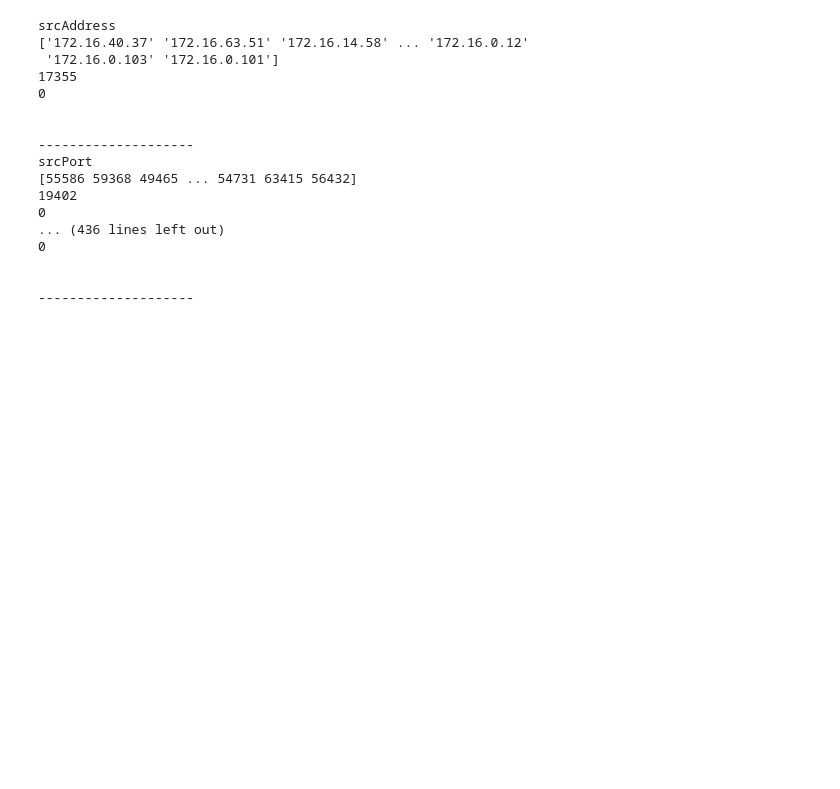
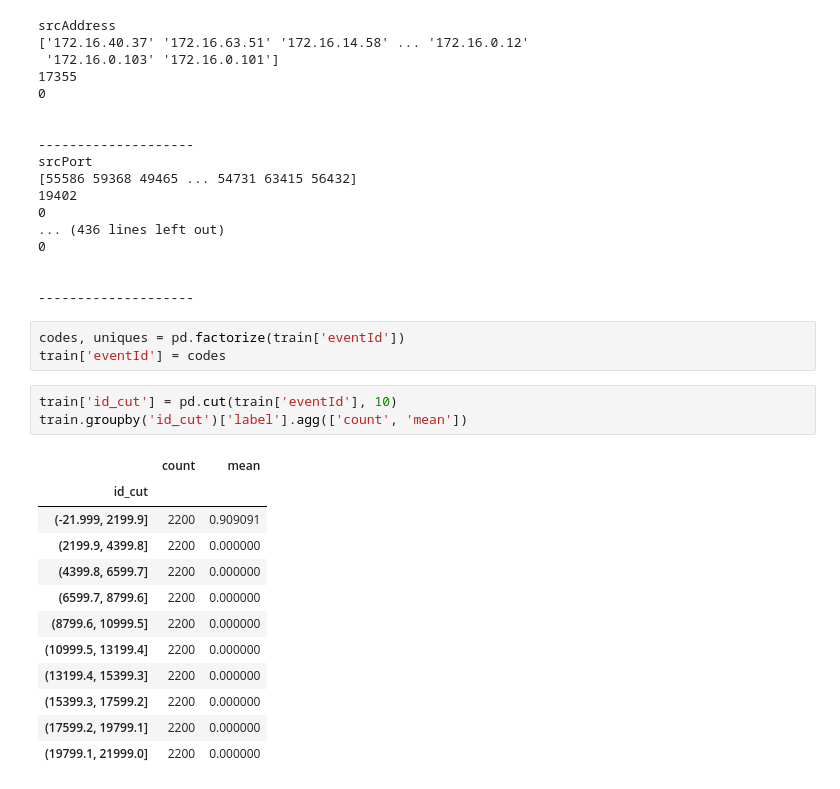
Before and after one commit to michaelzhouy/Competition, a Jupyter notebook: 10-西湖论剑/02-加密流量检测/train/EDA.ipynb, the cells around one changed output. Cells and saved outputs as stored; diff of their text form; blank space fills up the shorter version.

```diff
--- a/10-西湖论剑/02-加密流量检测/train/EDA.ipynb
+++ b/10-西湖论剑/02-加密流量检测/train/EDA.ipynb
@@ -58,3 +78,22 @@ srcPort
 
 
 --------------------
+# %%
+codes, uniques = pd.factorize(train['eventId'])
+train['eventId'] = codes
+# %%
+train['id_cut'] = pd.cut(train['eventId'], 10)
+train.groupby('id_cut')['label'].agg(['count', 'mean'])
+# %% [output]
+|  | count | mean |
+| id_cut |  |  |
+| (-21.999, 2199.9] | 2200 | 0.909091 |
+| (2199.9, 4399.8] | 2200 | 0.000000 |
+| (4399.8, 6599.7] | 2200 | 0.000000 |
+| (6599.7, 8799.6] | 2200 | 0.000000 |
+| (8799.6, 10999.5] | 2200 | 0.000000 |
+| (10999.5, 13199.4] | 2200 | 0.000000 |
+| (13199.4, 15399.3] | 2200 | 0.000000 |
+| (15399.3, 17599.2] | 2200 | 0.000000 |
+| (17599.2, 19799.1] | 2200 | 0.000000 |
+| (19799.1, 21999.0] | 2200 | 0.000000 |
```
Also changed, not shown: parts of 2 cells of this notebook.
